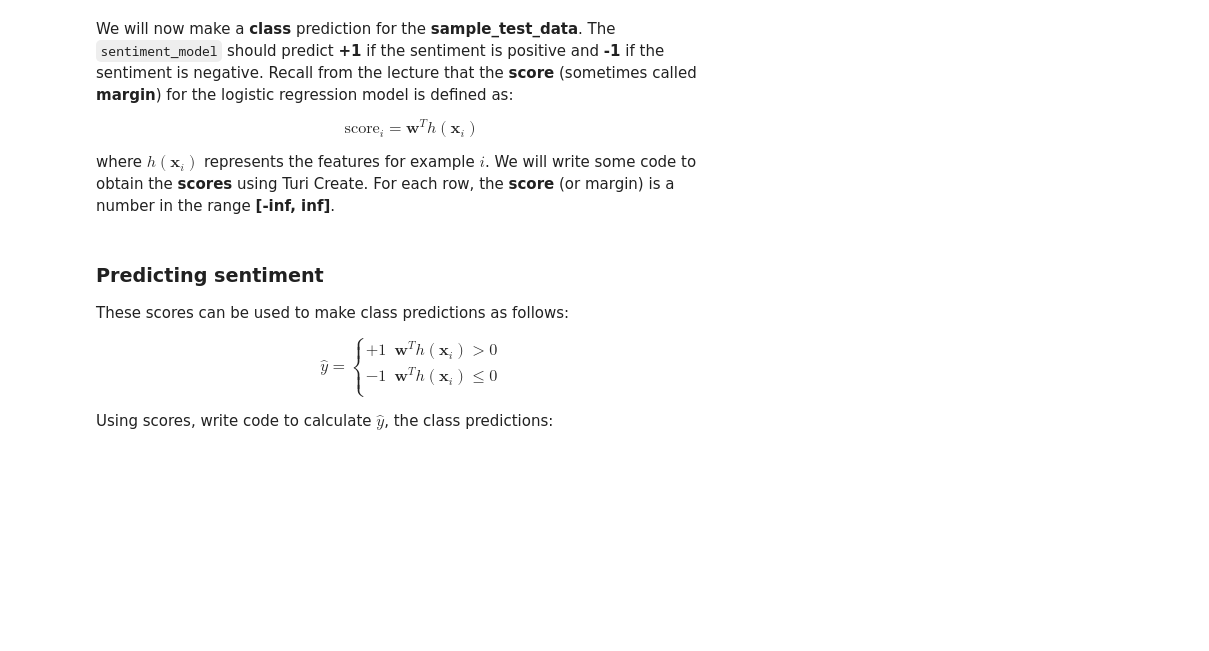
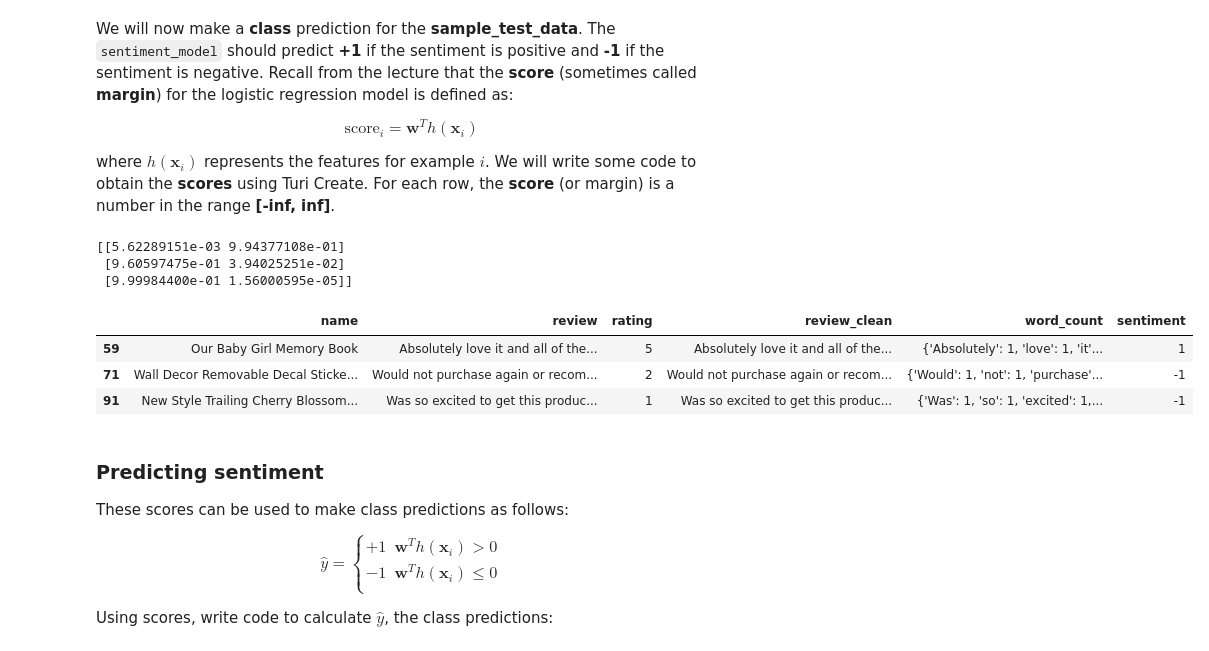
Before and after one commit to dinhngoc267/Machine-Learning-Specialization, a Jupyter notebook: Classification/CLA02-NB01.ipynb, the cells around one changed output. Saved outputs shown, nothing was run; the diff lists cells and outputs as text; code cells hidden in the pictures; blank space fills up the shorter version.

```diff
--- a/Classification/CLA02-NB01.ipynb
+++ b/Classification/CLA02-NB01.ipynb
@@ -146,8 +304,19 @@ $$
 
 where $h(\mathbf{x}_i)$ represents the features for example $i$.  We will write some code to obtain the **scores** using Turi Create. For each row, the **score** (or margin) is a number in the range **[-inf, inf]**.
 # %%
-scores = sentiment_model.predict(sample_test_data, output_type='margin')
+scores = sentiment_model.predict_proba(vectorizer.transform(sample_test_data['review_clean']).toarray())
 print(scores)
+# %% [output]
+[[5.62289151e-03 9.94377108e-01]
+ [9.60597475e-01 3.94025251e-02]
+ [9.99984400e-01 1.56000595e-05]]
+# %%
+sample_test_data
+# %% [output]
+|  | name | review | rating | review_clean | word_count | sentiment |
+| 59 | Our Baby Girl Memory Book | Absolutely love it and all of the... | 5 | Absolutely love it and all of the... | {'Absolutely': 1, 'love': 1, 'it'... | 1 |
+| 71 | Wall Decor Removable Decal Sticke... | Would not purchase again or recom... | 2 | Would not purchase again or recom... | {'Would': 1, 'not': 1, 'purchase'... | -1 |
+| 91 | New Style Trailing Cherry Blossom... | Was so excited to get this produc... | 1 | Was so excited to get this produc... | {'Was': 1, 'so': 1, 'excited': 1,... | -1 |
 # %% [markdown]
 ### Predicting sentiment
 
```
Also changed, not shown: parts of 71 cells of this notebook, 2 other files.
